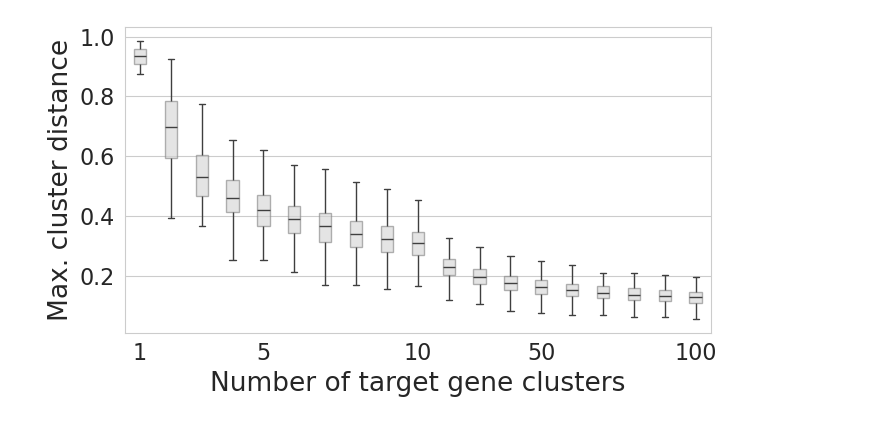
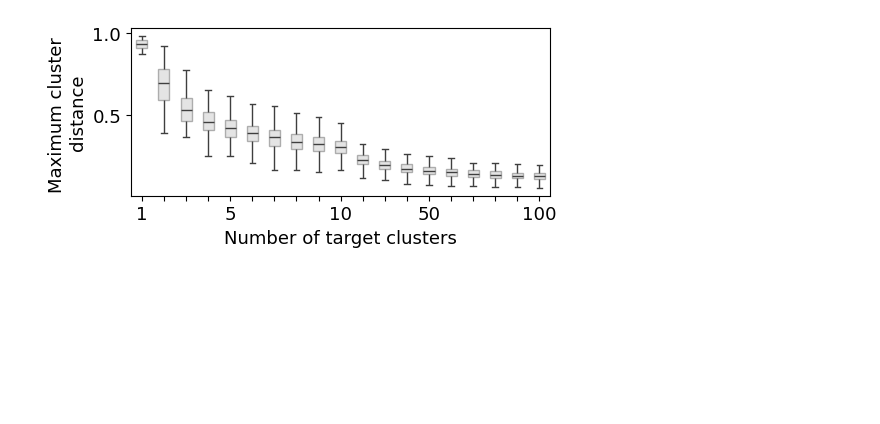
Before and after one commit to bionetslab/SignifiKANTE_Results, a Jupyter notebook: scripts/plotting/plot_mean_max_cluster_distances.ipynb, the cells around one changed output. Saved outputs shown, nothing was run; the diff lists cells and outputs as text; code cells hidden in the pictures; blank space fills up the shorter version.

```diff
--- a/scripts/plotting/plot_mean_max_cluster_distances.ipynb
+++ b/scripts/plotting/plot_mean_max_cluster_distances.ipynb
@@ -3,16 +3,16 @@ import pandas as pd
 import seaborn as sns
 import matplotlib.pyplot as plt
 # %%
-max_df = pd.read_csv("../../results/manuscript/cluster_diameters_all_tissues.tsv", sep='\t', index_col=0)
-plt.figure(figsize=(7, 4))
-ax = sns.boxplot(data=max_df, x=max_df["num_clusters"].values, y=max_df["max_intra_dist"].values, legend=False, showfliers=False, boxprops=dict(facecolor='lightgrey', alpha=0.6, edgecolor='grey'), width=0.4)
+max_df = pd.read_csv("../../results/cluster_diameters_all_tissues.tsv", sep='\t', index_col=0)
+plt.figure(figsize=(5.5, 2.5))
+ax = sns.boxplot(data=max_df, x=max_df["num_clusters"].values, y=max_df["max_intra_dist"].values, legend=False, showfliers=False, boxprops=dict(facecolor='lightgrey', alpha=0.6, edgecolor='grey'), width=0.5)
 ax.set_xticklabels([1,'', '', '', 5, '', '', '', '', 10, '', '', '', 50, '', '', '', '', 100])
-ax.set_xlabel("Number of target gene clusters", fontsize=19)
-ax.set_ylabel("Max. cluster distance", fontsize=19)
-ax.tick_params(axis='x', labelsize=16)
-ax.tick_params(axis='y', labelsize=16)
+ax.set_xlabel("Number of target clusters", fontsize=13)
+ax.set_ylabel("Maximum cluster \ndistance", fontsize=13)
+ax.tick_params(axis='x', labelsize=13)
+ax.tick_params(axis='y', labelsize=13)
 plt.tight_layout()
-plt.savefig("max_cluster_distances.pdf")
+plt.savefig("max_cluster_distances_smaller.pdf")
 # %% [output]
-[figure, old version]
+[figure, new version]
 # %%
```
Also changed, not shown: parts of 1 cell of this notebook, 20 other files.
